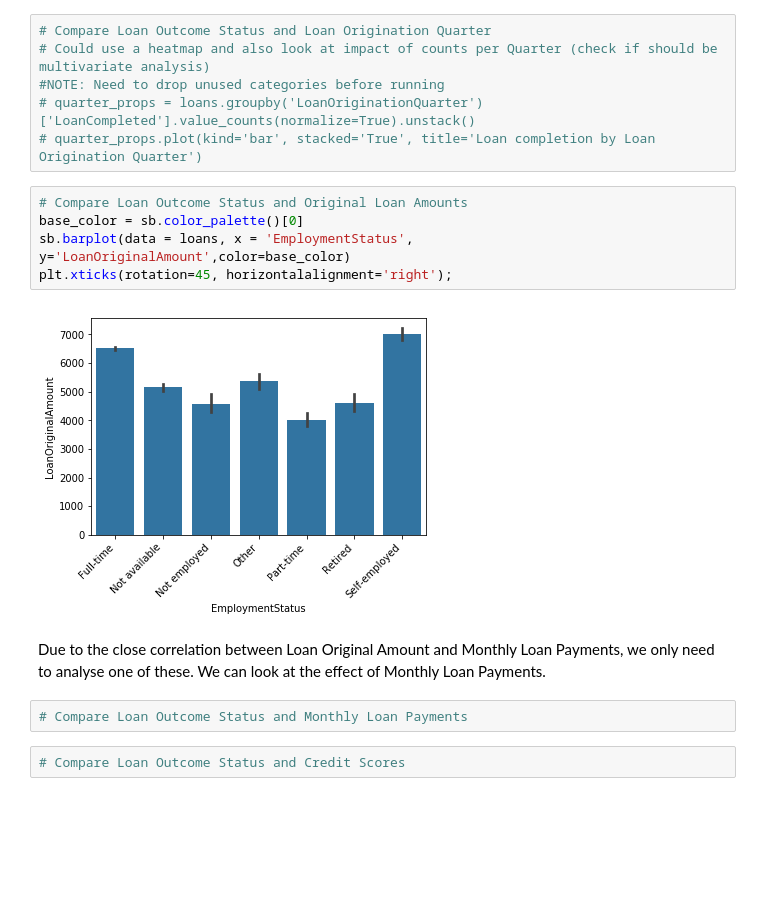
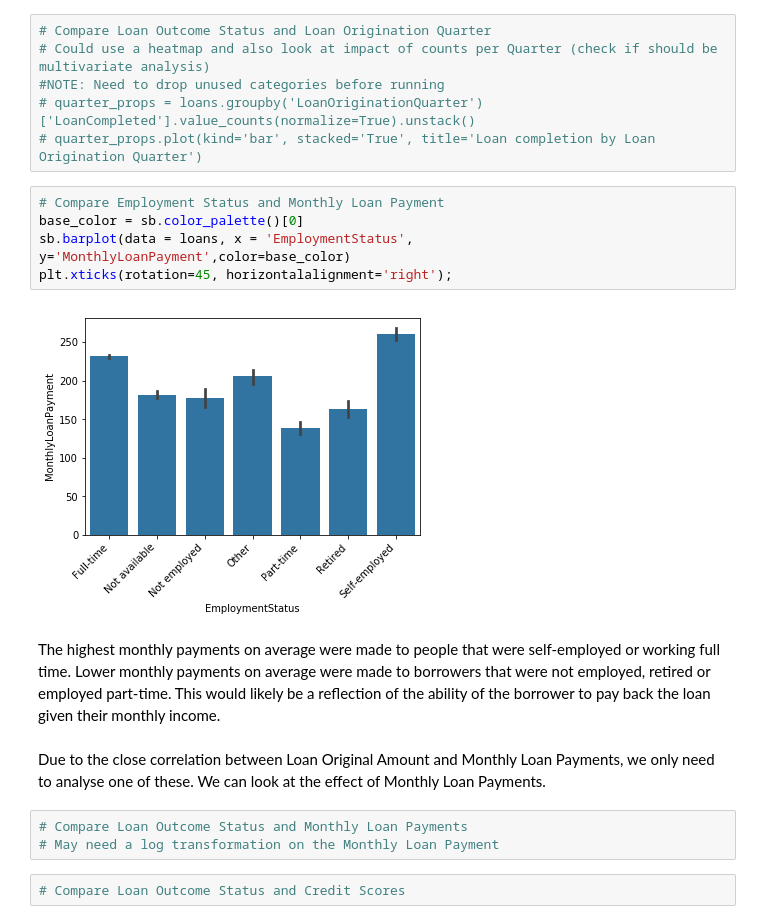
Before and after one commit to Jeffro80/DAND_Communicate_Findings, a Jupyter notebook: exploration-WORKING.ipynb, the cells around one changed output. Cells and saved outputs as stored; diff of their text form; blank space fills up the shorter version.

Commit message:
Add more plots

```diff
--- a/exploration-WORKING.ipynb
+++ b/exploration-WORKING.ipynb
@@ -912,16 +912,19 @@ Loan completion rates are fairly consistent between 0 and 0.25 where they are ar
 # quarter_props = loans.groupby('LoanOriginationQuarter')['LoanCompleted'].value_counts(normalize=True).unstack()
 # quarter_props.plot(kind='bar', stacked='True', title='Loan completion by Loan Origination Quarter')
 # %%
-# Compare Loan Outcome Status and Original Loan Amounts
+# Compare Employment Status and Monthly Loan Payment
 base_color = sb.color_palette()[0]
-sb.barplot(data = loans, x = 'EmploymentStatus', y='LoanOriginalAmount',color=base_color)
+sb.barplot(data = loans, x = 'EmploymentStatus', y='MonthlyLoanPayment',color=base_color)
 plt.xticks(rotation=45, horizontalalignment='right');
 # %% [output]
-[figure, old version]
+[figure, new version]
+# %% [markdown]
+The highest monthly payments on average were made to people that were self-employed or working full time. Lower monthly payments on average were made to borrowers that were not employed, retired or employed part-time. This would likely be a reflection of the ability of the borrower to pay back the loan given their monthly income.
 # %% [markdown]
 Due to the close correlation between Loan Original Amount and Monthly Loan Payments, we only need to analyse one of these. We can look at the effect of Monthly Loan Payments.
 # %%
 # Compare Loan Outcome Status and Monthly Loan Payments
+# May need a log transformation on the Monthly Loan Payment
 # %%
 # Compare Loan Outcome Status and Credit Scores
 # %%
```
Also changed, not shown: parts of 4 cells of this notebook.
